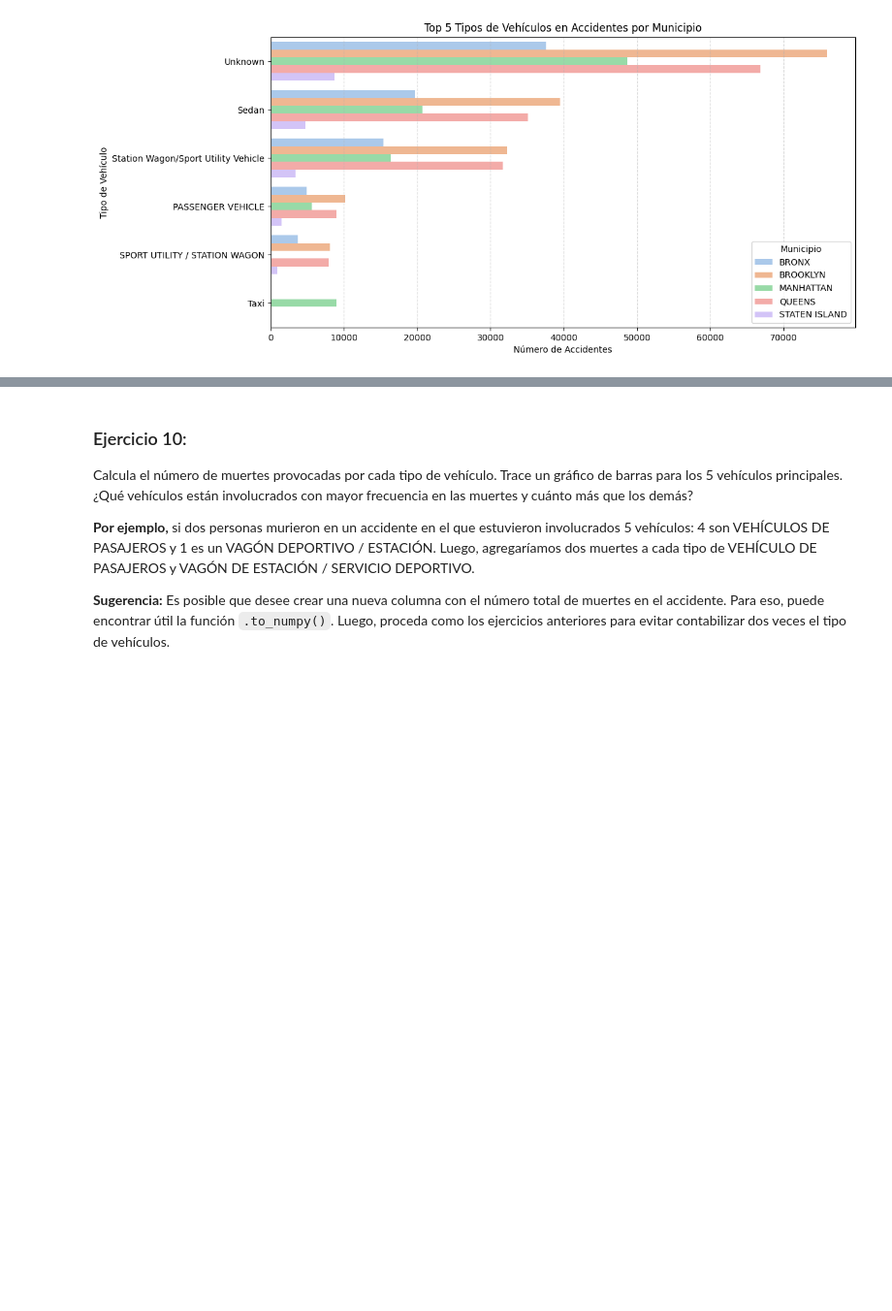
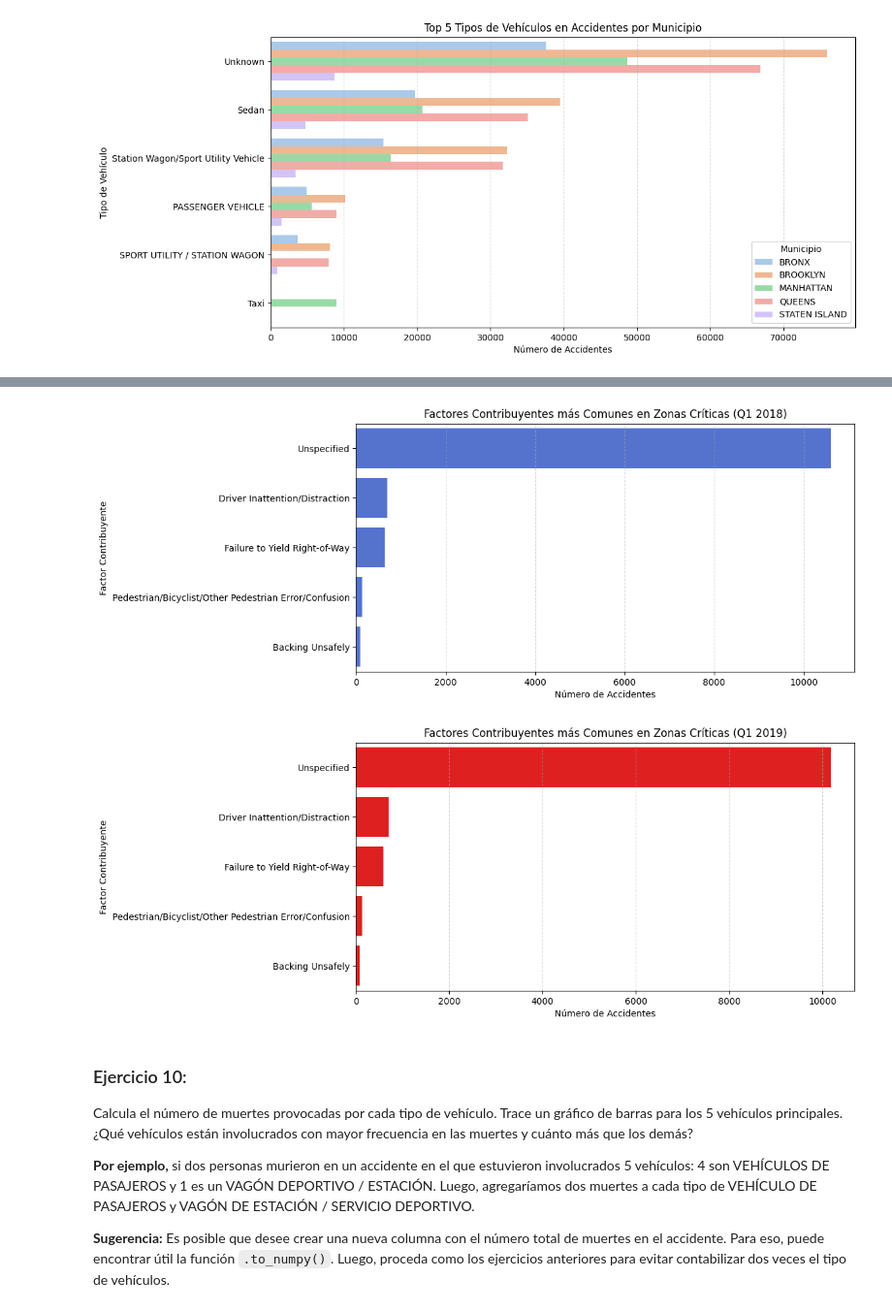
Before and after one commit to mariansierraa/guia2_clase_programacion, a Jupyter notebook: Guia3.ipynb, the cells around one changed output, grey strips where cells are left out. Shown at 97% size. Drawn from its saved outputs; the diff is of its cells as text; code cells hidden in the pictures; blank space fills up the shorter version.

```diff
--- a/Guia3.ipynb
+++ b/Guia3.ipynb
@@ -464,3 +528,36 @@ En 2018 para una [entrevista](https://www.nytimes.com/2019/01/01/nyregion/traffi
+# %%
+factor_cols = [
+    "CONTRIBUTING FACTOR VEHICLE 1", "CONTRIBUTING FACTOR VEHICLE 2",
+    "CONTRIBUTING FACTOR VEHICLE 3", "CONTRIBUTING FACTOR VEHICLE 4",
+    "CONTRIBUTING FACTOR VEHICLE 5"
+]
+
+
+factores_2018 = pd.concat([accidents_2018[col] for col in factor_cols]).dropna().value_counts().head(5)
+
+
+plt.figure(figsize=(10, 5))
+sns.barplot(y=factores_2018.index, x=factores_2018.values, color="royalblue")
+plt.xlabel("Número de Accidentes")
+plt.ylabel("Factor Contribuyente")
+plt.title("Factores Contribuyentes más Comunes en Zonas Críticas (Q1 2018)")
+plt.grid(axis="x", linestyle="--", alpha=0.5)
+plt.show()
+
+
+factores_2019 = pd.concat([accidents_2019[col] for col in factor_cols]).dropna().value_counts().head(5)
+
+
+plt.figure(figsize=(10, 5))
+sns.barplot(y=factores_2019.index, x=factores_2019.values, color="red")
+plt.xlabel("Número de Accidentes")
+plt.ylabel("Factor Contribuyente")
+plt.title("Factores Contribuyentes más Comunes en Zonas Críticas (Q1 2019)")
+plt.grid(axis="x", linestyle="--", alpha=0.5)
+plt.show()
+# %% [output]
+[figure, added]
+[figure, added]
 # %% [markdown]
 ### Ejercicio 10:
 
```
Also changed, not shown: parts of 5 cells of this notebook.
